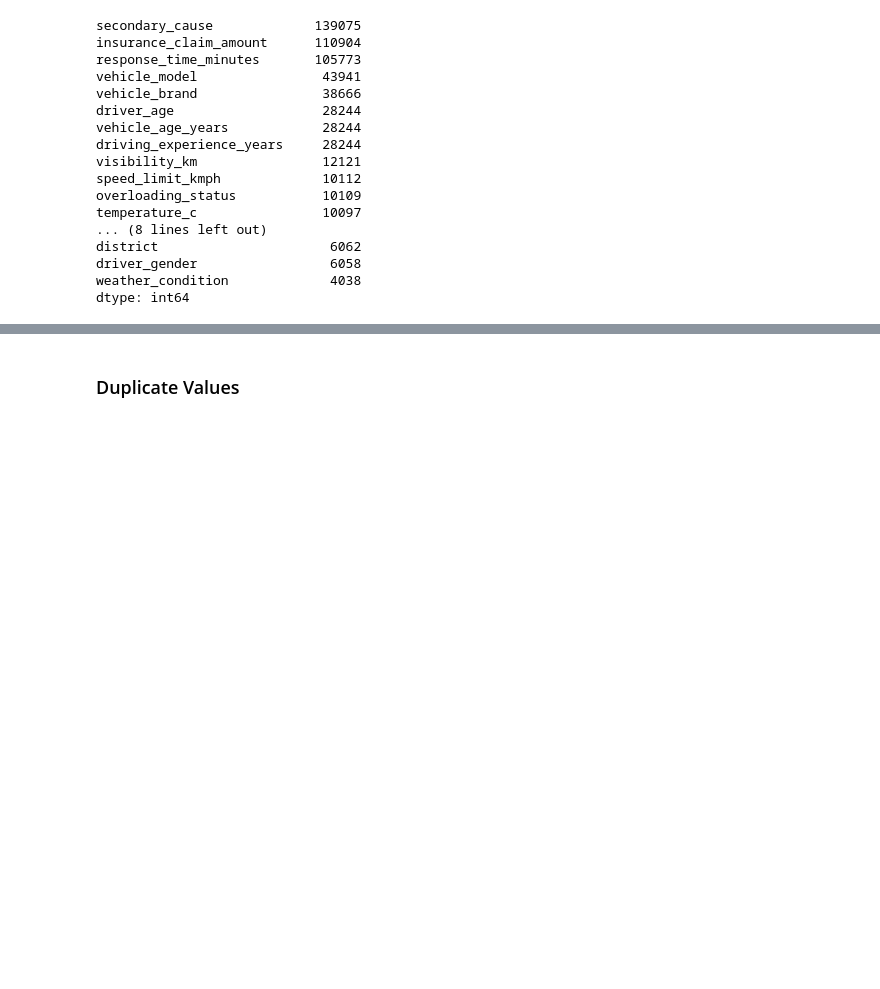
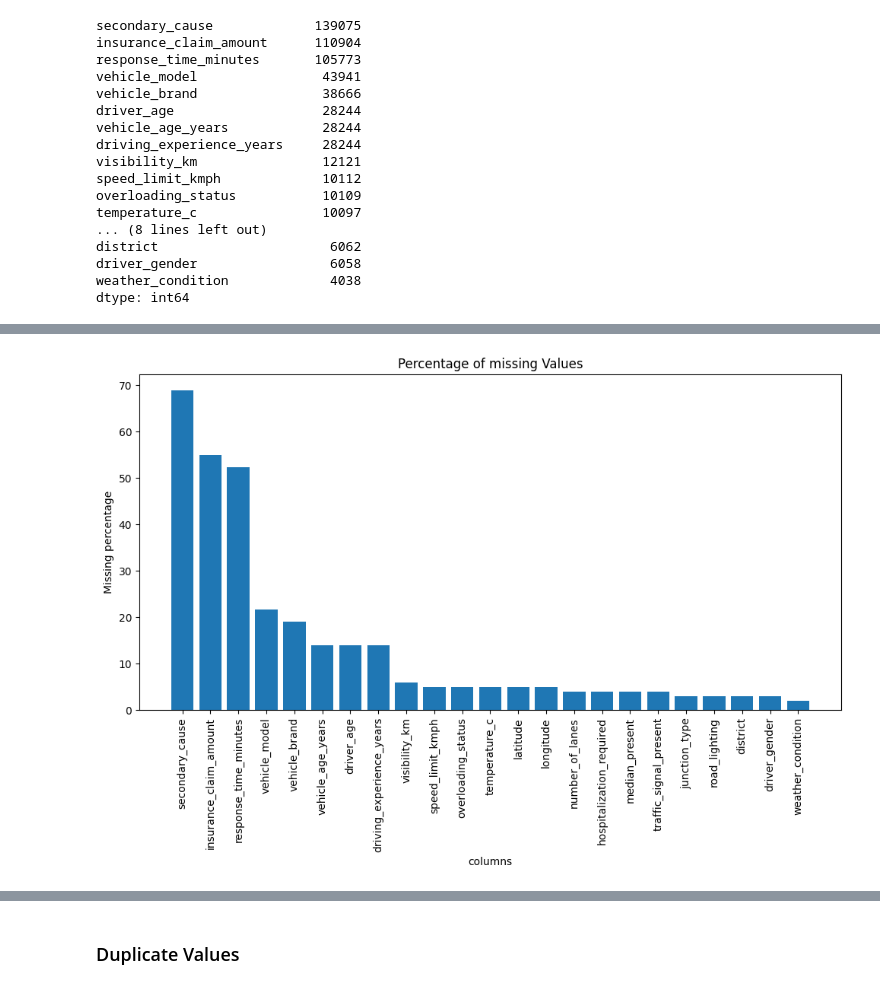
Before and after one commit to Kakul-07/Task-1, a Jupyter notebook: EDA.ipynb, the cells around one changed output, grey strips where cells are left out. Cells and saved outputs as stored; diff of their text form; code cells hidden in the pictures; blank space fills up the shorter version.

Commit message:
"Data Cleaning"

```diff
--- a/EDA.ipynb
+++ b/EDA.ipynb
@@ -103,3 +181,6 @@ district                      6062
 driver_gender                 6058
 weather_condition             4038
 dtype: int64
+# %%
+missing_percentage=(df.isnull().sum() / len(df) * 100 ).sort_values(ascending=False)
+missing_percentage[missing_percentage>0]
@@ -105,0 +205,12 @@ dtype: int64
+# %%
+missing_data = missing_percentage[missing_percentage>0]
+plt.figure(figsize=(10,7))
+plt.bar(missing_data.index, missing_data.values)
+plt.title("Percentage of missing Values")
+plt.xlabel("columns")
+plt.ylabel("Missing percentage")
+plt.xticks(rotation=90)
+plt.tight_layout()
+plt.show()
+# %% [output]
+[figure, added]
```
Also changed, not shown: parts of 62 cells of this notebook.
